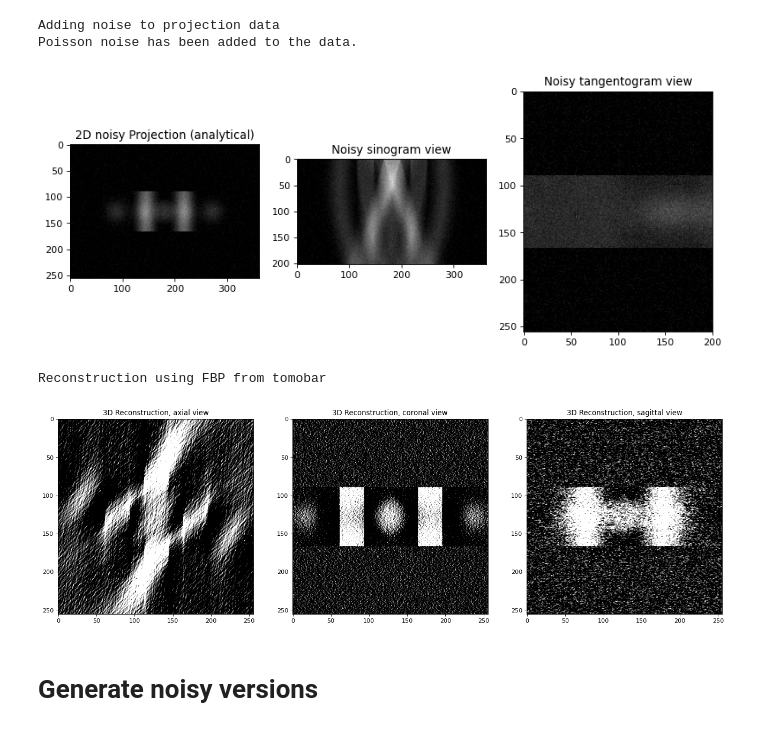
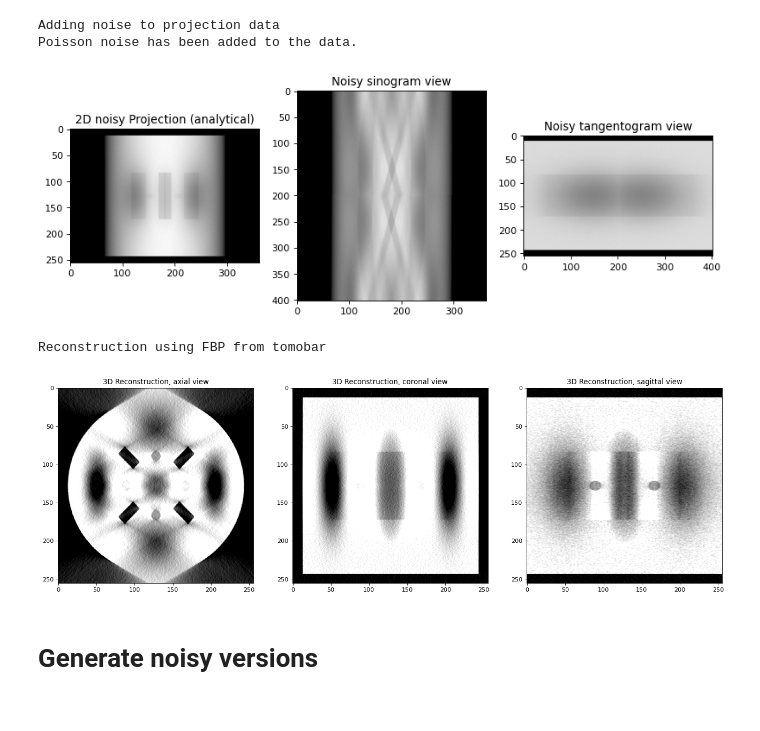
Before and after one commit to Fickincool/master-thesis, a Jupyter notebook: Notebooks/6.00_self2selfDenoising/6.08_tomoPhantoms.ipynb, the cells around one changed output. Drawn from its saved outputs; the diff is of its cells as text; code cells hidden in the pictures.

```diff
--- a/Notebooks/6.00_self2selfDenoising/6.08_tomoPhantoms.ipynb
+++ b/Notebooks/6.00_self2selfDenoising/6.08_tomoPhantoms.ipynb
@@ -14,7 +14,7 @@ plt.rcParams['figure.figsize'] = [12, 8]
 plt.rcParams['figure.dpi'] = 80
 # %%
 print ("Building 3D phantom using TomoPhantom software")
-model = 9 # select a model number from the library: 9, 14, 16
+model = 16 # select a model number from the library: 9, 14, 16
 N_size = 256 # Define phantom dimensions using a scalar value (cubic phantom)
 path = os.path.dirname(tomophantom.__file__)
 path_library3D = os.path.join(path, "Phantom3DLibrary.dat")
@@ -51,11 +51,11 @@ Vert_det = N_size # detector row count (vertical) (no reason for it to be > N)
 #### original params #
 # angles_num = int(0.5*np.pi*N_size); # angles number original
 # angles = np.linspace(0.0,179.9,angles_num,dtype='float32') # in degrees
-#### missing wedge
+#### missing wedge angles
 angles_num = int(0.5*np.pi*N_size) # angles number original
 angles = list(np.linspace(0,60,angles_num//2,dtype='float32')) # in degrees
 _angles = list(np.linspace(120,180,angles_num//2,dtype='float32')) # in degrees
-angles = np.array(angles.append(_angles))
+angles = np.array(angles+_angles)
 
 angles_rad = angles*(np.pi/180.0)
 #%%
@@ -87,36 +88,36 @@ _noiseG_ =  {'noise_type' : 'Gaussian',
             'noise_seed' : 0}
 
 _noiseP_ =  {'noise_type' : 'Poisson',
-            'noise_amplitude' : 500, # noise amplitude
+            'noise_amplitude' : 50000, # noise amplitude
             'noise_seed' : 0}
 
 _stripes_ = {'stripes_percentage' : 1.2,
              'stripes_maxthickness' : 3.0,
              'stripes_intensity' : 0.25,
              'stripes_type' : 'mix',
              'stripes_variability' : 0.005}
 
 
 projData3D_analyt_noisy = _Artifacts_(projData3D_analyt, **_noiseP_)
 # projData3D_analyt_noisy = _Artifacts_(projData3D_analyt_noisy, **_noiseG_)
 
 intens_max = np.max(projData3D_analyt_noisy)
 sliceSel = int(0.5*N_size)
 plt.figure()
 plt.subplot(131)
 plt.imshow(projData3D_analyt_noisy[:,sliceSel,:],vmin=0, vmax=intens_max)
 plt.title('2D noisy Projection (analytical)')
 plt.subplot(132)
 plt.imshow(projData3D_analyt_noisy[sliceSel,:,:],vmin=0, vmax=intens_max)
 plt.title('Noisy sinogram view')
 plt.subplot(133)
 plt.imshow(projData3D_analyt_noisy[:,:,sliceSel],vmin=0, vmax=intens_max)
 plt.title('Noisy tangentogram view')
 plt.show()
 # %% [output]
 Adding noise to projection data
 Poisson noise has been added to the data.
-[figure, old version]
+[figure, new version]
 # %%
 print ("Reconstruction using FBP from tomobar")
 # initialise tomobar DIRECT reconstruction class ONCE
@@ -148,7 +149,7 @@ plt.title('3D Reconstruction, sagittal view')
 plt.show()
 # %% [output]
 Reconstruction using FBP from tomobar
-[figure, old version]
+[figure, new version]
 # %% [markdown]
 # Generate noisy versions
 # %% [markdown]
```
Also changed, not shown: parts of 4 cells of this notebook, 7 other files.
